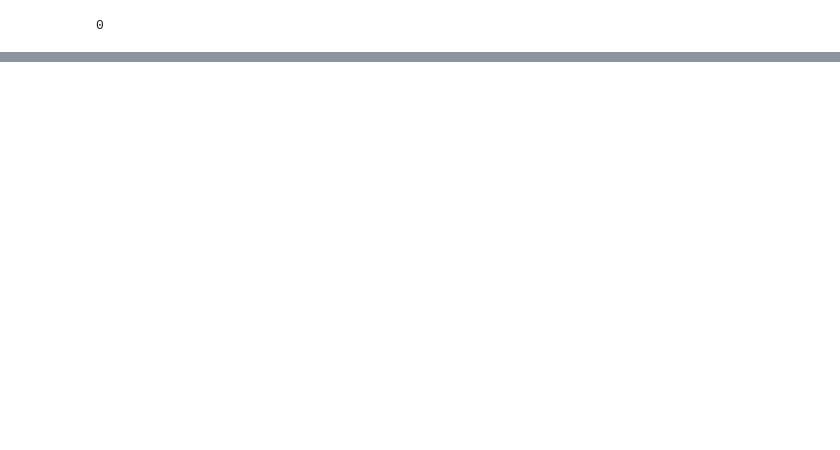
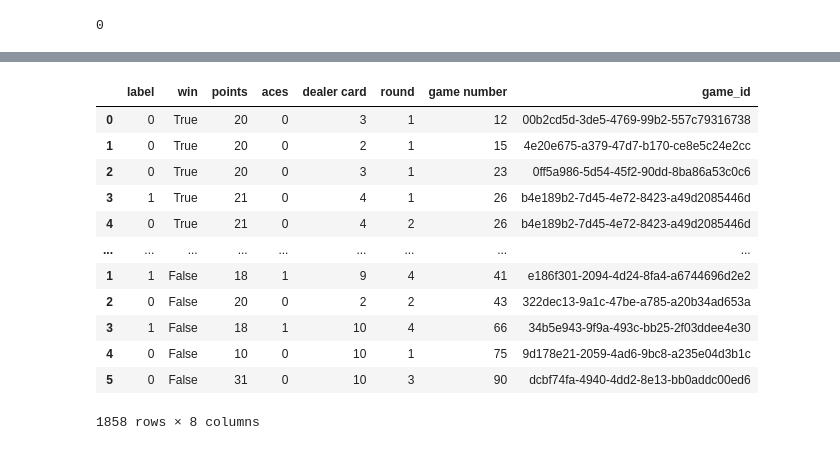
Before and after one commit to AlexanderGrunewald/CMSE-202-Group-Project, a Jupyter notebook: Game Running.ipynb, the cells around one changed output, grey strips where cells are left out. Saved outputs shown, nothing was run; the diff lists cells and outputs as text; code cells hidden in the pictures; blank space fills up the shorter version.

```diff
--- a/Game Running.ipynb
+++ b/Game Running.ipynb
@@ -250,0 +345,14 @@ win_data
+# %%
+#create a neural network
+#input layer
+x = tf.keras.layers.Input(shape=(4,))
+#hidden layer
+h = tf.keras.layers.Dense(units=4, activation='relu')(x)
+#output layer
+y = tf.keras.layers.Dense(units=1, activation='sigmoid')(h)
+#create model
+model = tf.keras.Model(inputs=x, outputs=y)
+#compile model
+model.compile(optimizer='adam', loss='binary_crossentropy', metrics=['accuracy'])
+#train model
+model.fit(full_data[['points', 'aces', 'dealer card', 'round']], full_data['label'], epochs=20)
@@ -250,0 +552,14 @@ win_data
+# %%
+def rand_win_lose(itter, thresh):
+    df = sim_game(itter, thresh)
+    df_win = df[df["win"] == True]
+    df_lose = df[df["win"] == False]
+    new_df = pd.concat([df_win.groupby("game number")['label', 'win', 'points', 'aces', 'dealer card', 'round', 'game number', 'game_id']
+        .apply(pd.Series.sample, frac=.8).reset_index(drop=True),
+        df_lose.groupby("game number")['label', 'win', 'points', 'aces', 'dealer card', 'round', 'game number', 'game_id']
+        .apply(pd.Series.sample, frac=.2).reset_index(drop=True)])
+    #sort the dataframe by game number and points
+    #new_df.sort_values(by = ["points"]).groupby("game_id")
+
+
+    return new_df
@@ -250,0 +589,12 @@ win_data
+# %%
+all_df = pd.DataFrame()
+for i in range(100):
+    warnings.filterwarnings(action='ignore')
+
+    new_df = rand_win_lose(100, 0.5)
+    #concat all df with new df
+    all_df = pd.concat([all_df, new_df])
+
+    #update the progress bar
+    clear_output()
+    print("Progress: ", i+1, "out of 100")
@@ -250,0 +619,16 @@ win_data
+# %%
+all_df
+# %% [output]
+|  | label | win | points | aces | dealer card | round | game number | game_id |
+| 0 | 0 | True | 20 | 0 | 3 | 1 | 12 | 00b2cd5d-3de5-4769-99b2-557c79316738 |
+| 1 | 0 | True | 20 | 0 | 2 | 1 | 15 | 4e20e675-a379-47d7-b170-ce8e5c24e2cc |
+| 2 | 0 | True | 20 | 0 | 3 | 1 | 23 | 0ff5a986-5d54-45f2-90dd-8ba86a53c0c6 |
+| 3 | 1 | True | 21 | 0 | 4 | 1 | 26 | b4e189b2-7d45-4e72-8423-a49d2085446d |
+| 4 | 0 | True | 21 | 0 | 4 | 2 | 26 | b4e189b2-7d45-4e72-8423-a49d2085446d |
+| ... | ... | ... | ... | ... | ... | ... | ... | ... |
+| 1 | 1 | False | 18 | 1 | 9 | 4 | 41 | e186f301-2094-4d24-8fa4-a6744696d2e2 |
+| 2 | 0 | False | 20 | 0 | 2 | 2 | 43 | 322dec13-9a1c-47be-a785-a20b34ad653a |
+| 3 | 1 | False | 18 | 1 | 10 | 4 | 66 | 34b5e943-9f9a-493c-bb25-2f03ddee4e30 |
+| 4 | 0 | False | 10 | 0 | 10 | 1 | 75 | 9d178e21-2059-4ad6-9bc8-a235e04d3b1c |
+| 5 | 0 | False | 31 | 0 | 10 | 3 | 90 | dcbf74fa-4940-4dd2-8e13-bb0addc00ed6 |
+1858 rows × 8 columns
```
Also changed, not shown: parts of 40 cells of this notebook, 1 other file.
